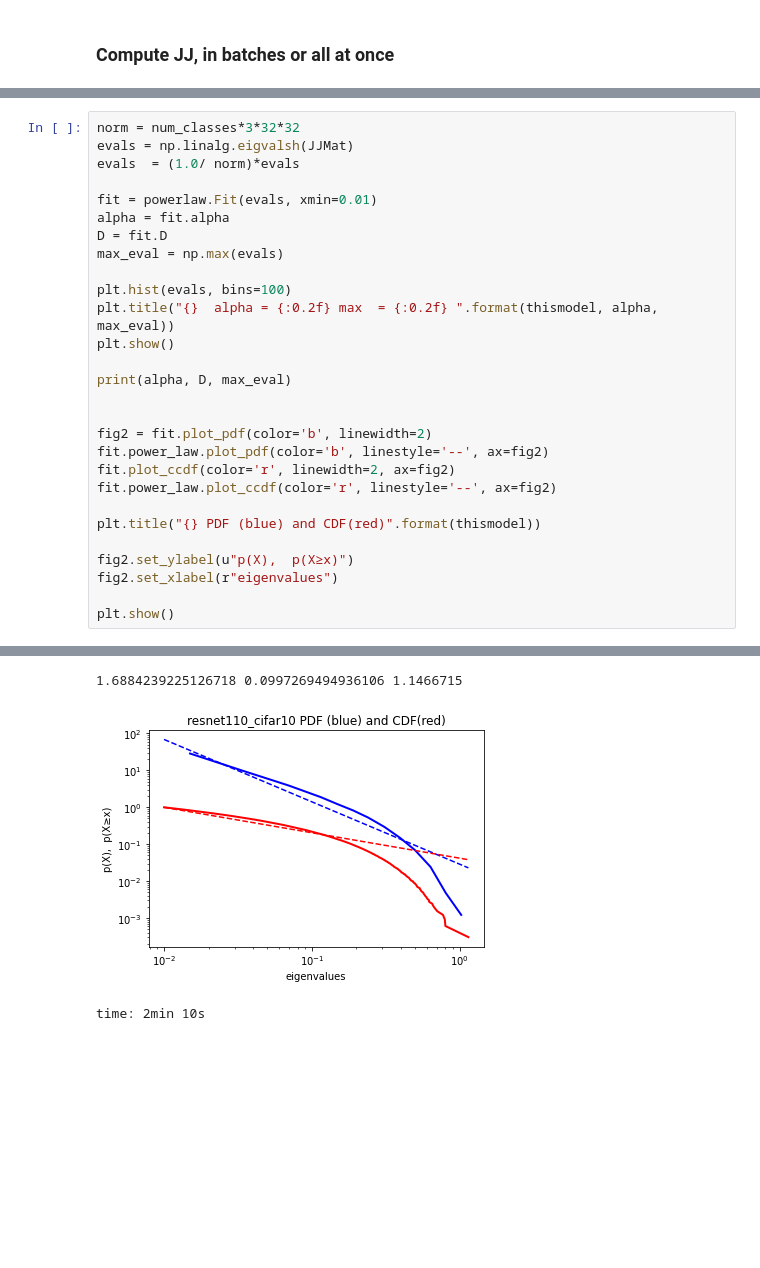
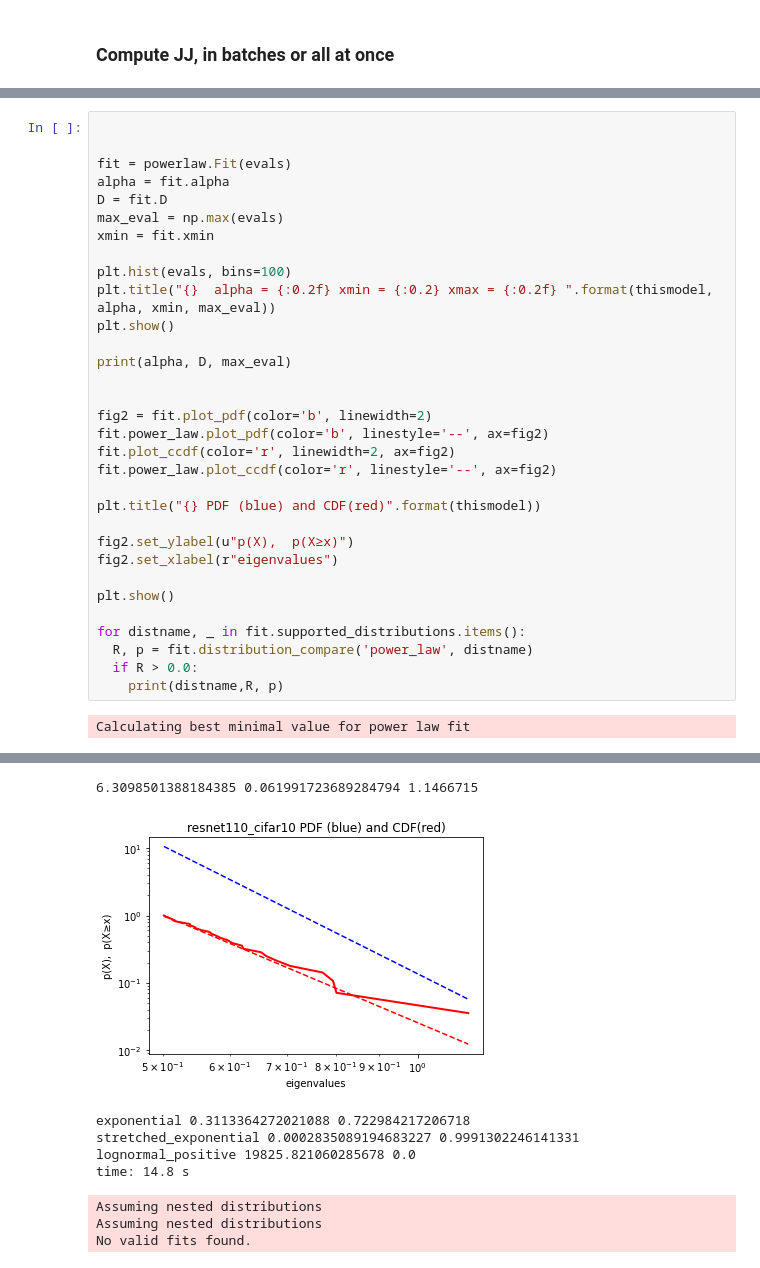
Before and after one commit to CalculatedContent/ww-phys_theory, a Jupyter notebook: Full_Test_Jacobians_Check.ipynb, the cells around one changed output, grey strips where cells are left out. Saved outputs shown, nothing was run; the diff lists cells and outputs as text; blank space fills up the shorter version.

```diff
--- a/Full_Test_Jacobians_Check.ipynb
+++ b/Full_Test_Jacobians_Check.ipynb
@@ -266,15 +313,14 @@ time: 707 ms
 # %%
-norm = num_classes*3*32*32
-evals = np.linalg.eigvalsh(JJMat)
-evals  = (1.0/ norm)*evals
 
-fit = powerlaw.Fit(evals, xmin=0.01)
+
+fit = powerlaw.Fit(evals)
 alpha = fit.alpha
 D = fit.D
 max_eval = np.max(evals)
+xmin = fit.xmin
 
 plt.hist(evals, bins=100)
-plt.title("{}  alpha = {:0.2f} max  = {:0.2f} ".format(thismodel, alpha, max_eval))
+plt.title("{}  alpha = {:0.2f} xmin = {:0.2} xmax = {:0.2f} ".format(thismodel, alpha, xmin, max_eval))
 plt.show()
 
 print(alpha, D, max_eval)
@@ -291,4 +337,10 @@ fig2.set_ylabel(u"p(X),  p(X≥x)")
 fig2.set_xlabel(r"eigenvalues")
 
 plt.show()
+
+for distname, _ in fit.supported_distributions.items():
+  R, p = fit.distribution_compare('power_law', distname)
+  if R > 0.0:
+    print(distname,R, p)
 # %% [output]
+Calculating best minimal value for power law fit
@@ -296,3 +348,9 @@ plt.show()
-1.6884239225126718 0.0997269494936106 1.1466715
+6.3098501388184385 0.061991723689284794 1.1466715
-[figure, old version]
+[figure, new version]
-time: 2min 10s
+exponential 0.3113364272021088 0.722984217206718
+stretched_exponential 0.0002835089194683227 0.9991302246141331
+lognormal_positive 19825.821060285678 0.0
+time: 14.8 s
+Assuming nested distributions
+Assuming nested distributions
+No valid fits found.
```
Also changed, not shown: parts of 35 cells of this notebook.
